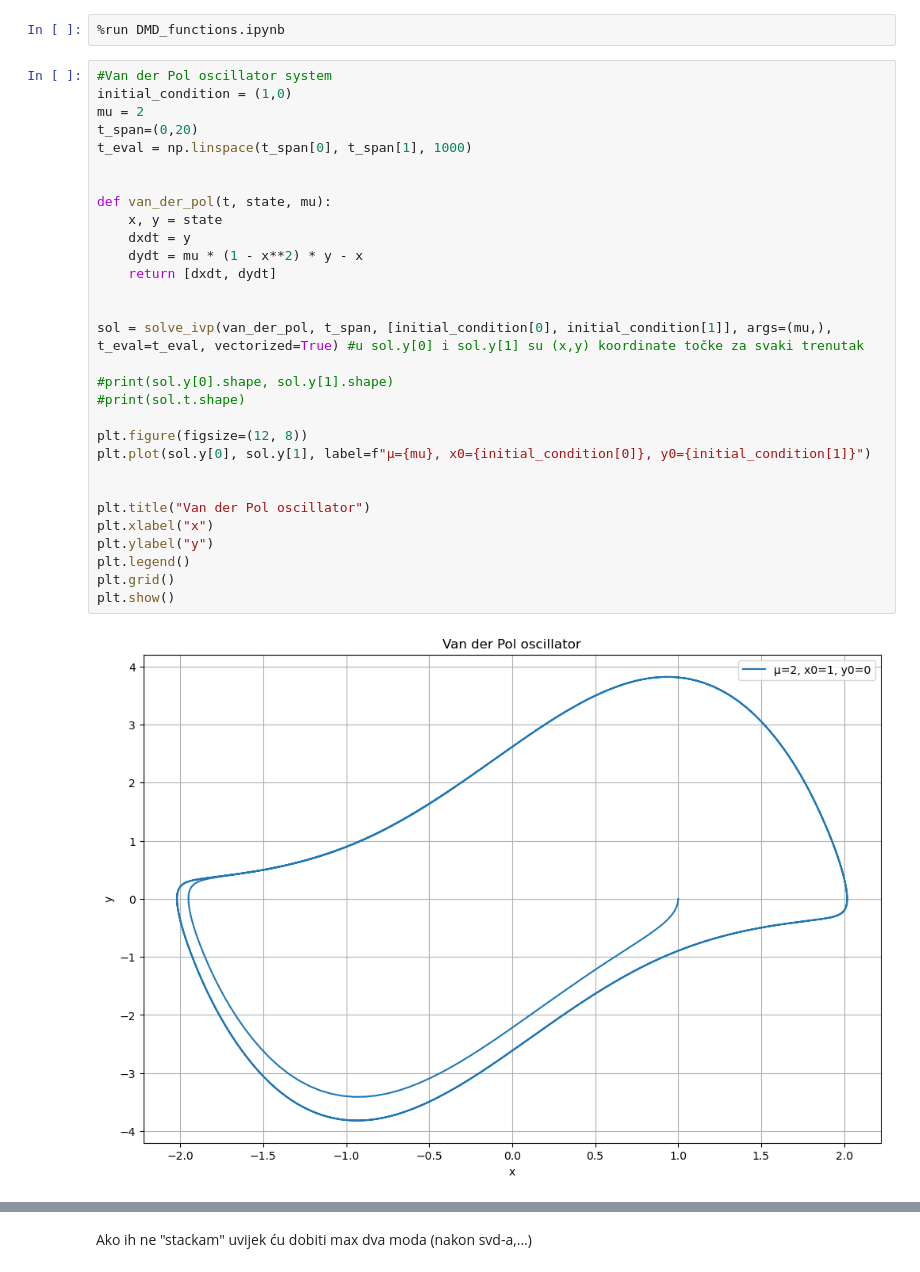
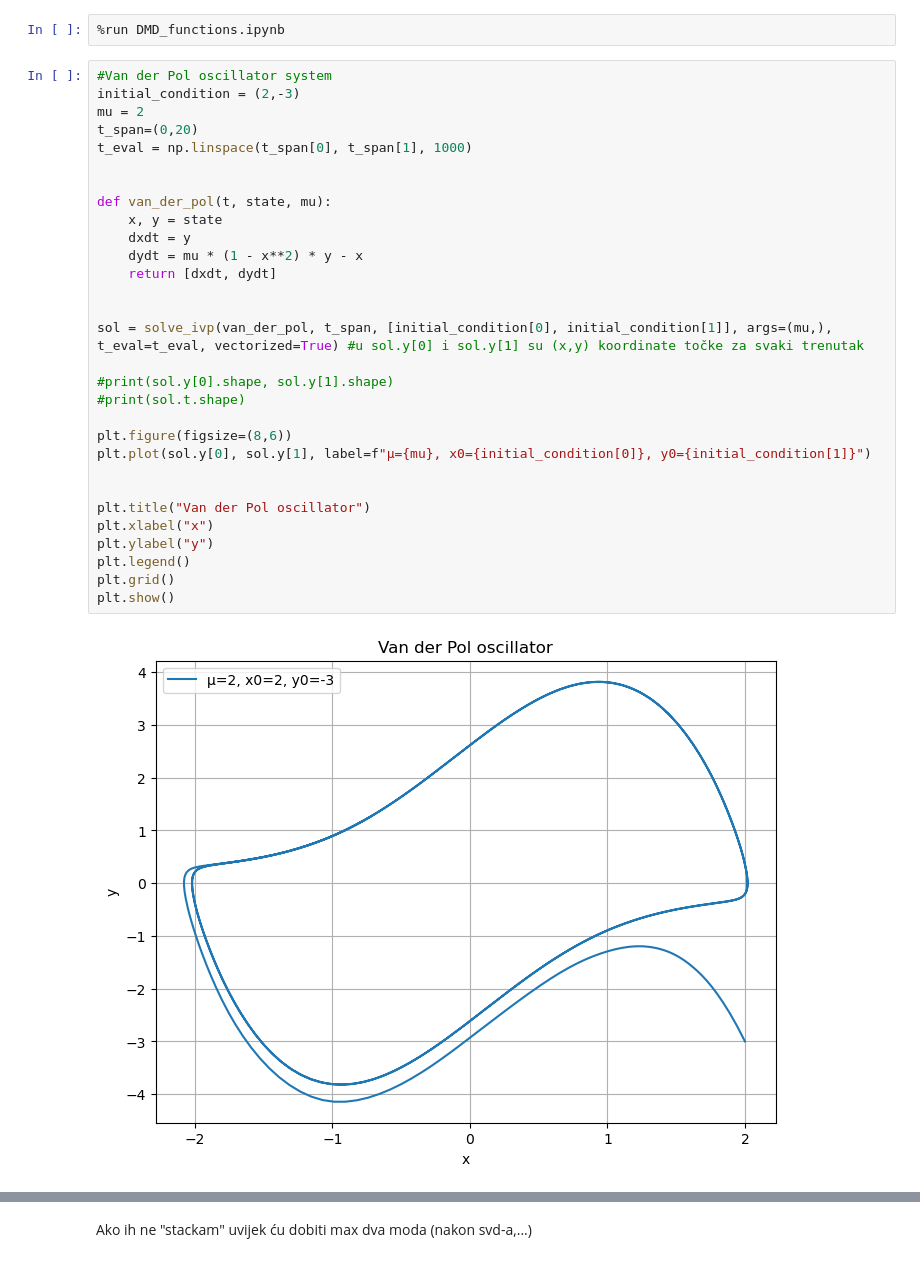
Before and after one commit to ela-d/DMD, a Jupyter notebook: vdp_example.ipynb, the cells around one changed output, grey strips where cells are left out. Drawn from its saved outputs; the diff is of its cells as text.

```diff
--- a/vdp_example.ipynb
+++ b/vdp_example.ipynb
@@ -7,36 +7,36 @@ import matplotlib.animation as animation
 %run DMD_functions.ipynb
 # %%
 #Van der Pol oscillator system
-initial_condition = (1,0)
+initial_condition = (2,-3)
 mu = 2
 t_span=(0,20)
 t_eval = np.linspace(t_span[0], t_span[1], 1000)
 
 
 def van_der_pol(t, state, mu):
     x, y = state
     dxdt = y
     dydt = mu * (1 - x**2) * y - x
     return [dxdt, dydt]
 
 
 sol = solve_ivp(van_der_pol, t_span, [initial_condition[0], initial_condition[1]], args=(mu,), t_eval=t_eval, vectorized=True) #u sol.y[0] i sol.y[1] su (x,y) koordinate točke za svaki trenutak
 
 #print(sol.y[0].shape, sol.y[1].shape)
 #print(sol.t.shape)
 
-plt.figure(figsize=(12, 8))
+plt.figure(figsize=(8,6))
 plt.plot(sol.y[0], sol.y[1], label=f"μ={mu}, x0={initial_condition[0]}, y0={initial_condition[1]}")
 
 
 plt.title("Van der Pol oscillator")
 plt.xlabel("x")
 plt.ylabel("y")
 plt.legend()
 plt.grid()
 plt.show()
 # %% [output]
-[figure, old version]
+[figure, new version]
 # %%
 vdp = sol.y
 print(vdp.shape)
```
Also changed, not shown: parts of 18 cells of this notebook.
